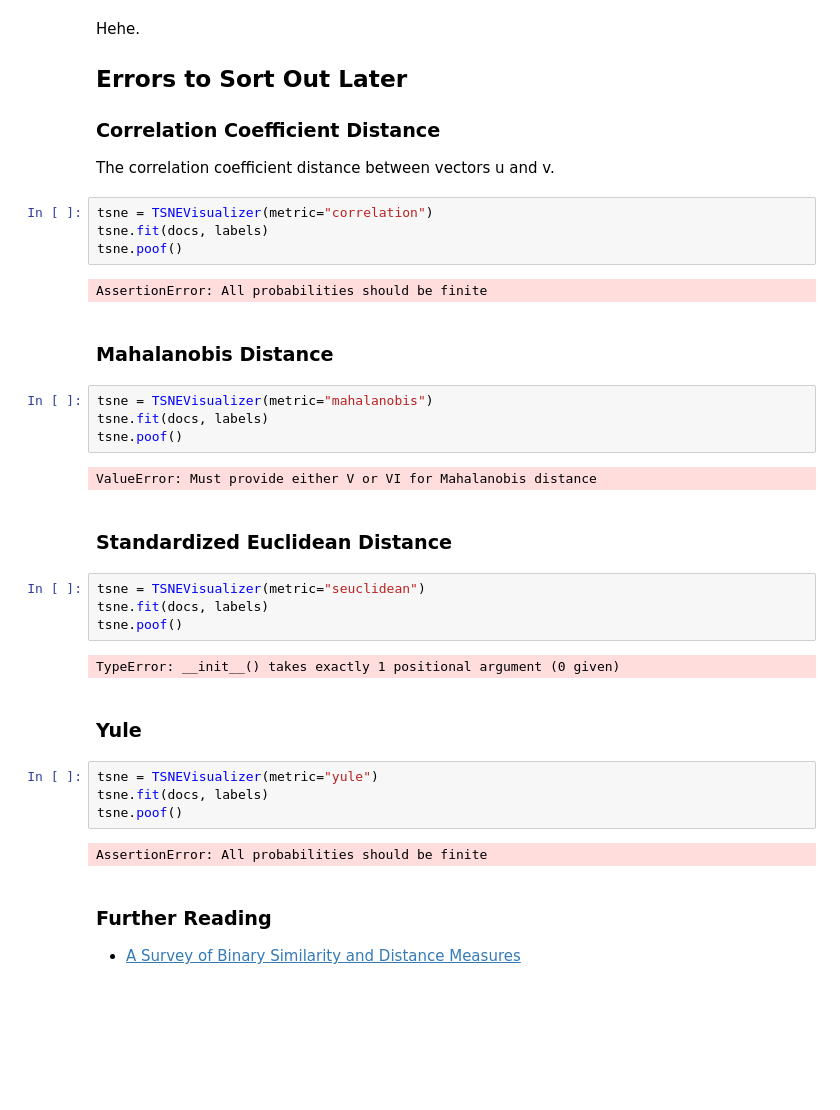
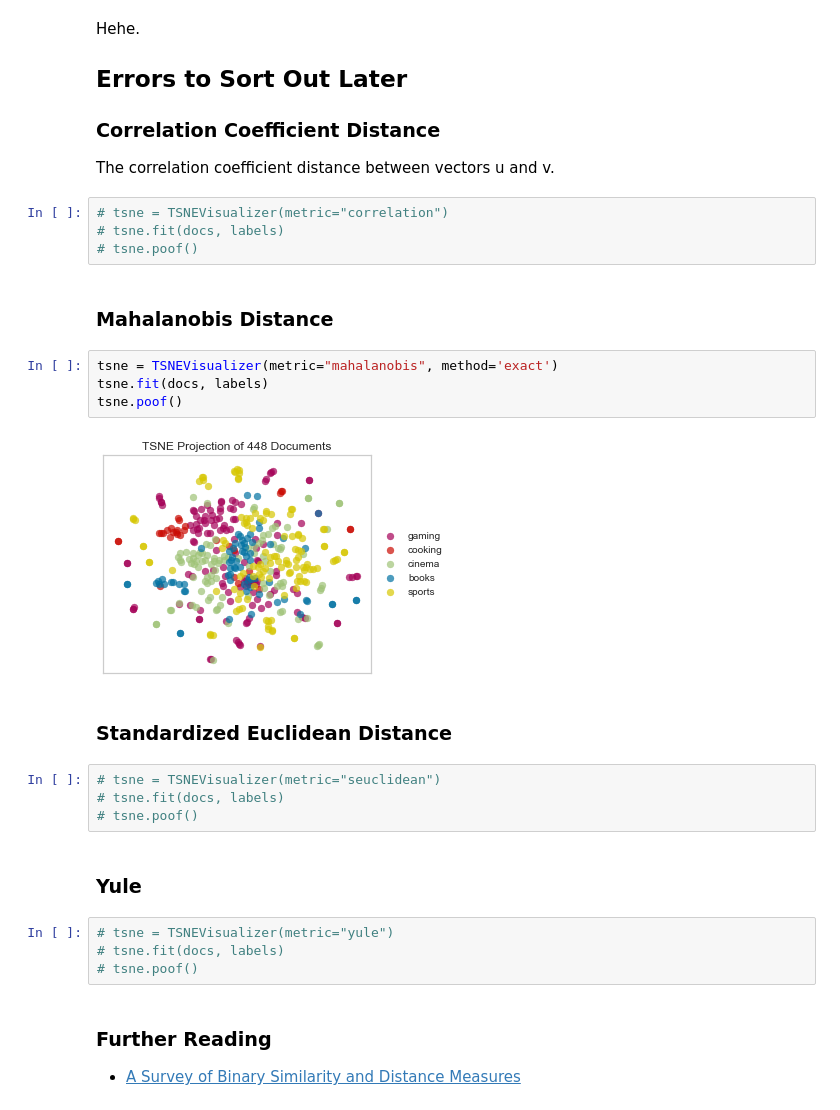
Before and after one commit to rebeccabilbro/rebeccabilbro.github.io, a Jupyter notebook: _drafts/words-in-space-nb.ipynb, the cells around one changed output. Saved outputs shown, nothing was run; the diff lists cells and outputs as text; blank space fills up the shorter version.

Commit message:
update words in space images

```diff
--- a/_drafts/words-in-space-nb.ipynb
+++ b/_drafts/words-in-space-nb.ipynb
@@ -339,35 +340,29 @@ Hehe.
 
 The correlation coefficient distance between vectors u and v.
 # %%
-tsne = TSNEVisualizer(metric="correlation")
-tsne.fit(docs, labels)
-tsne.poof()
+# tsne = TSNEVisualizer(metric="correlation")
+# tsne.fit(docs, labels)
+# tsne.poof()
-# %% [output]
-AssertionError: All probabilities should be finite
 # %% [markdown]
 ### Mahalanobis Distance
 # %%
-tsne = TSNEVisualizer(metric="mahalanobis")
+tsne = TSNEVisualizer(metric="mahalanobis", method='exact')
 tsne.fit(docs, labels)
 tsne.poof()
 # %% [output]
-ValueError: Must provide either V or VI for Mahalanobis distance
+[figure, added]
 # %% [markdown]
 ### Standardized Euclidean Distance
 # %%
-tsne = TSNEVisualizer(metric="seuclidean")
-tsne.fit(docs, labels)
-tsne.poof()
+# tsne = TSNEVisualizer(metric="seuclidean")
+# tsne.fit(docs, labels)
+# tsne.poof()
-# %% [output]
-TypeError: __init__() takes exactly 1 positional argument (0 given)
 # %% [markdown]
 ### Yule
 # %%
-tsne = TSNEVisualizer(metric="yule")
-tsne.fit(docs, labels)
-tsne.poof()
+# tsne = TSNEVisualizer(metric="yule")
+# tsne.fit(docs, labels)
+# tsne.poof()
-# %% [output]
-AssertionError: All probabilities should be finite
 # %% [markdown]
 ### Further Reading
 
```
Also changed, not shown: parts of 16 cells of this notebook.
